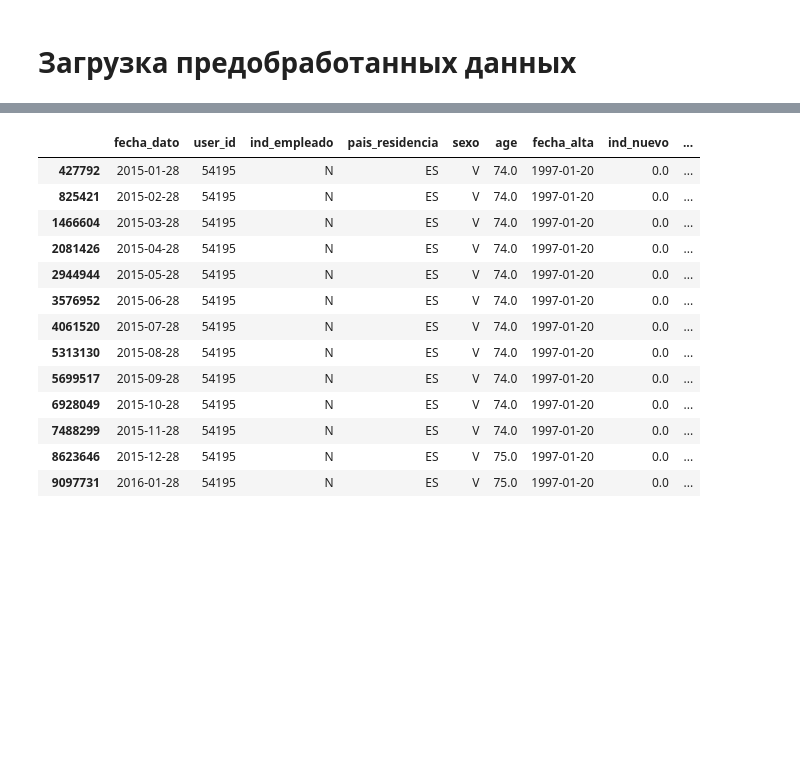
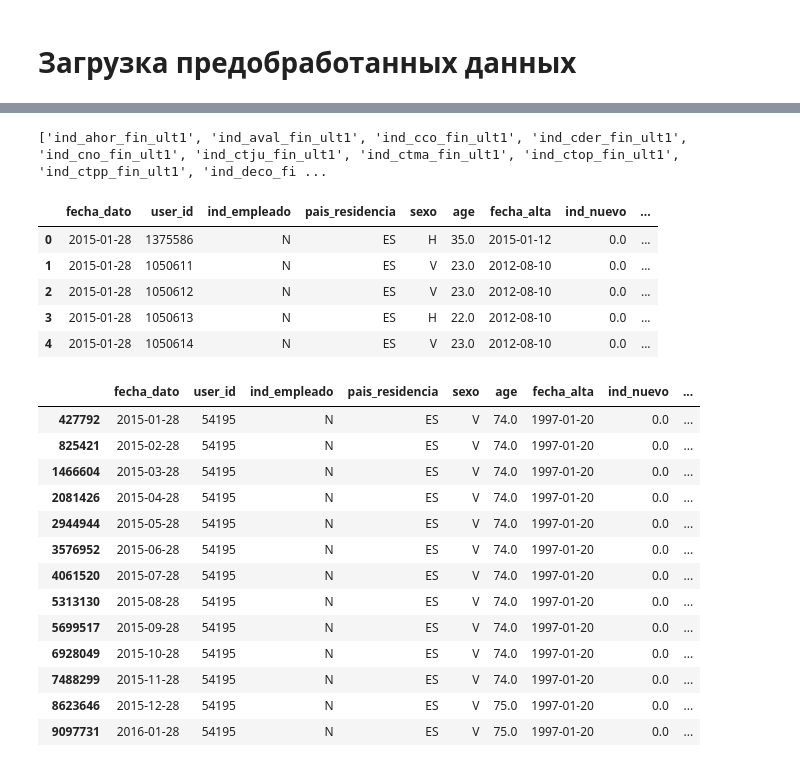
Before and after one commit to alien150684/banking_products_recom, a Jupyter notebook: recommendations.ipynb, the cells around one changed output, grey strips where cells are left out. Drawn from its saved outputs; the diff is of its cells as text; code cells hidden in the pictures; blank space fills up the shorter version.

```diff
--- a/recommendations.ipynb
+++ b/recommendations.ipynb
@@ -586,0 +607,8 @@ display(prepared_df.tail())
+# %%
+pattern = r"^ind_[a-z_]*_ult1$"  # Регулярное выражение для соответствия шаблону
+
+# Список банковских продуктов
+items_list = [col for col in prepared_df.columns if re.match(pattern, col)]
+print(items_list)
+# %% [output]
+['ind_ahor_fin_ult1', 'ind_aval_fin_ult1', 'ind_cco_fin_ult1', 'ind_cder_fin_ult1', 'ind_cno_fin_ult1', 'ind_ctju_fin_ult1', 'ind_ctma_fin_ult1', 'ind_ctop_fin_ult1', 'ind_ctpp_fin_ult1', 'ind_deco_fi ...
@@ -587,3 +624,12 @@ display(prepared_df.tail())
+# %%
+display(prepared_df.head())
+# %% [output]
+|  | fecha_dato | user_id | ind_empleado | pais_residencia | sexo | age | fecha_alta | ind_nuevo | ... |
+| 0 | 2015-01-28 | 1375586 | N | ES | H | 35.0 | 2015-01-12 | 0.0 | ... |
+| 1 | 2015-01-28 | 1050611 | N | ES | V | 23.0 | 2012-08-10 | 0.0 | ... |
+| 2 | 2015-01-28 | 1050612 | N | ES | V | 23.0 | 2012-08-10 | 0.0 | ... |
+| 3 | 2015-01-28 | 1050613 | N | ES | H | 22.0 | 2012-08-10 | 0.0 | ... |
+| 4 | 2015-01-28 | 1050614 | N | ES | V | 23.0 | 2012-08-10 | 0.0 | ... |
 # %%
 display(prepared_df[prepared_df['user_id']==54195])
 # %% [output]
```
Also changed, not shown: parts of 61 cells of this notebook.
